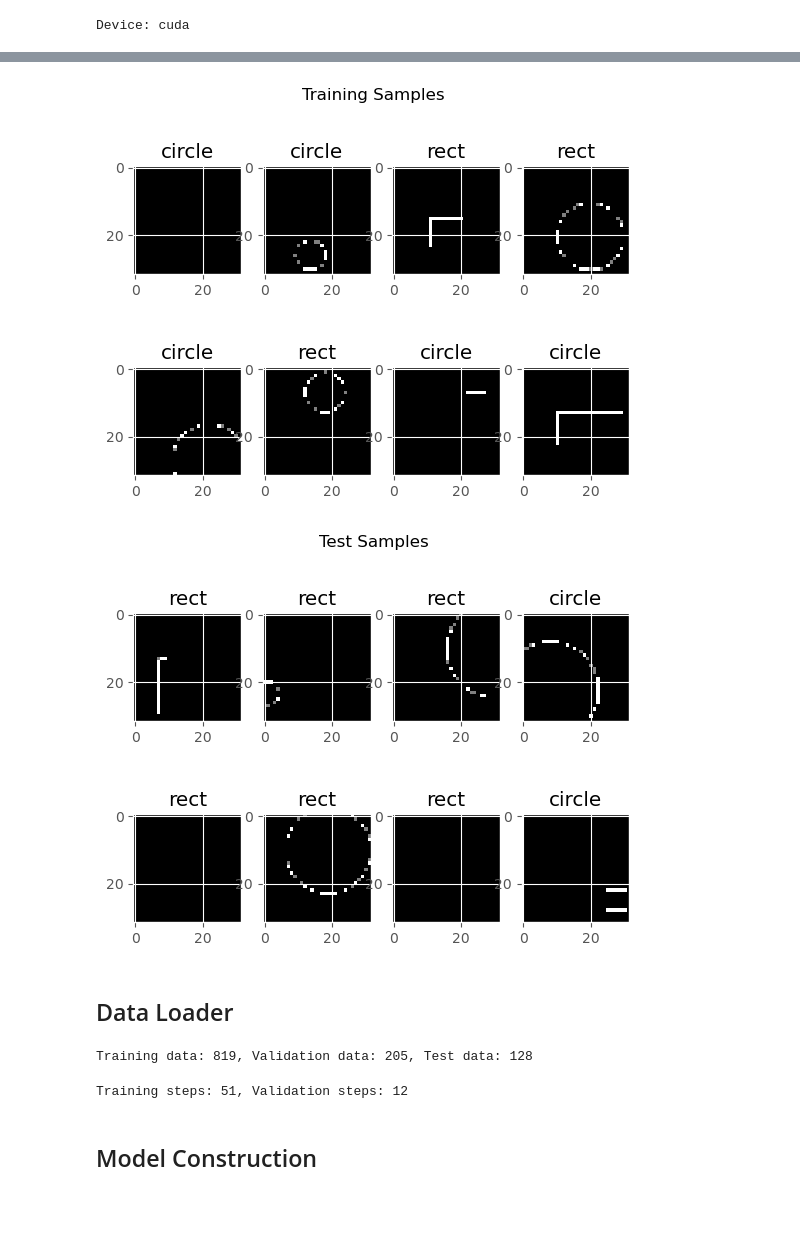
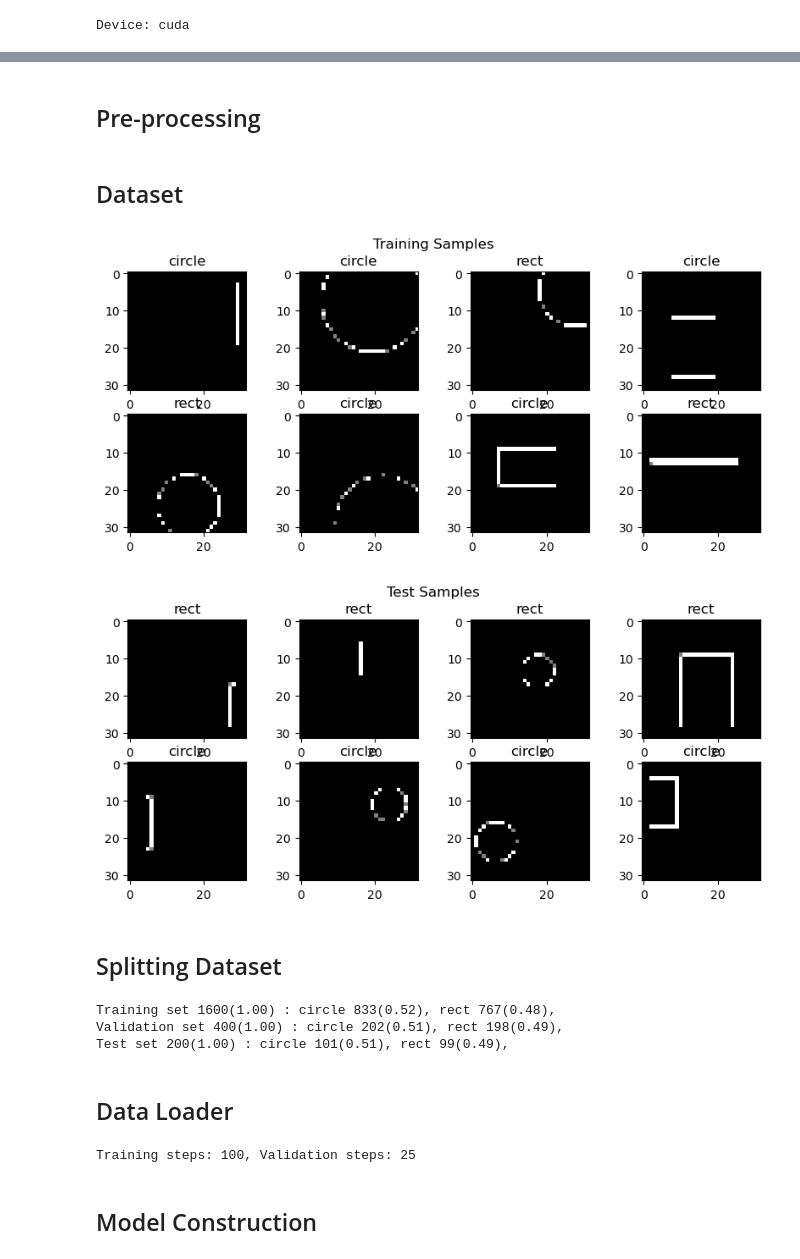
Before and after one commit to rapee9999/LearnCV, a Jupyter notebook: arrow-lenet.ipynb, the cells around one changed output, grey strips where cells are left out. Cells and saved outputs as stored; diff of their text form; code cells hidden in the pictures; blank space fills up the shorter version.

Commit message:
test params

```diff
--- a/arrow-lenet.ipynb
+++ b/arrow-lenet.ipynb
@@ -341,14 +374,6 @@ testData = ShapeDataset(root=test_dir, device=DEVICE, transforms=preprocess)
-# %%
-def showRandDataset(dataset: Dataset, sample_size: int, ncols: int = 4, suptitle: str = ""):
-    nrows = (sample_size // ncols) + 1 if sample_size % ncols else sample_size // ncols
-    idc = np.random.random_integers(0, len(dataset), sample_size)
-    fig, axes = plt.subplots(nrows, ncols)
-    fig.suptitle(suptitle)
-    axes = axes.reshape(nrows * ncols)
-    for ax, i in zip(axes, idc):
-        image, label_idx = dataset[i]
-        image = image.detach().to(torch.device('cpu')).permute(1,2,0).numpy()
-        if image.shape[2] == 3: ax.imshow(image)
-        else: ax.imshow(image, 'gray')
-        ax.set_title(dataset.classes[label_idx])
-    fig.show()
+# %% [markdown]
+## Pre-processing
+# %%
+preprocess = transforms.Compose([ transforms.ToTensor(), transforms.Resize(INPUT_DIM) ])
+# %% [markdown]
+## Dataset
@@ -355,6 +392,9 @@ def showRandDataset(dataset: Dataset, sample_size: int, ncols: int = 4, suptitle
 # %%
-showRandDataset(trainData, 8, suptitle="Training Samples")
-showRandDataset(testData, 8, suptitle="Test Samples")
+# Show datset samples.
+showRandDataset(dataset=trainData, indices=range(0,len(trainData)), classes=trainData.classes, sample_size=8, suptitle="Training Samples")
+showRandDataset(dataset=testData, indices=range(0,len(testData)), classes=testData.classes, sample_size=8, suptitle="Test Samples")
 # %% [output]
-[figure, old version]
+[figure, new version]
-[figure, old version]
+[figure, new version]
+# %% [markdown]
+## Splitting Dataset
@@ -361,2 +404,10 @@ showRandDataset(testData, 8, suptitle="Test Samples")
+# %%
+showDataDist(trainData.dataset.classes, trainData.dataset.targets[trainData.indices], "Training set")
+showDataDist(valData.dataset.classes, valData.dataset.targets[valData.indices], "Validation set")
+showDataDist(testData.classes, testData.targets, "Test set")
+# %% [output]
+Training set 1600(1.00) : circle 833(0.52), rect 767(0.48),
+Validation set 400(1.00) : circle 202(0.51), rect 198(0.49),
+Test set 200(1.00) : circle 101(0.51), rect 99(0.49),
 # %% [markdown]
 ## Data Loader
@@ -368,9 +414,3 @@ BATCH_SIZE = 16
-# %%
-# calculate the train/validation split
-(trainData, valData) = random_split(trainData, [int(len(trainData) * TRAIN_SPLIT), len(trainData) - int(len(trainData) * TRAIN_SPLIT)], generator=torch.Generator().manual_seed(RAND_SEED))
-print(f"Training data: {len(trainData)}, Validation data: {len(valData)}, Test data: {len(testData)}")
-# %% [output]
-Training data: 819, Validation data: 205, Test data: 128
 # %%
 # initialize the train, validation, and test data loaders
 trainDataLoader = DataLoader(trainData, shuffle=True, batch_size=BATCH_SIZE)
@@ -382,7 +422,7 @@ trainSteps = len(trainDataLoader.dataset) // BATCH_SIZE
 valSteps = len(valDataLoader.dataset) // BATCH_SIZE
 print(f"Training steps: {trainSteps}, Validation steps: {valSteps}")
 # %% [output]
-Training steps: 51, Validation steps: 12
+Training steps: 100, Validation steps: 25
 # %% [markdown]
 ## Model Construction
 # %%
```
Also changed, not shown: parts of 24 cells of this notebook.
